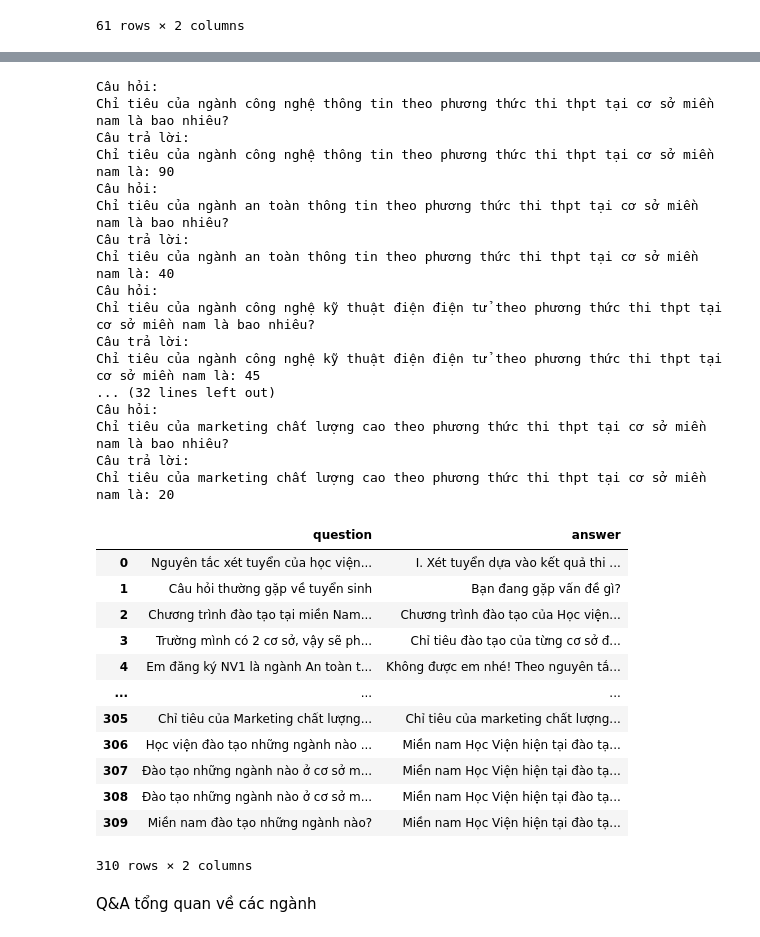
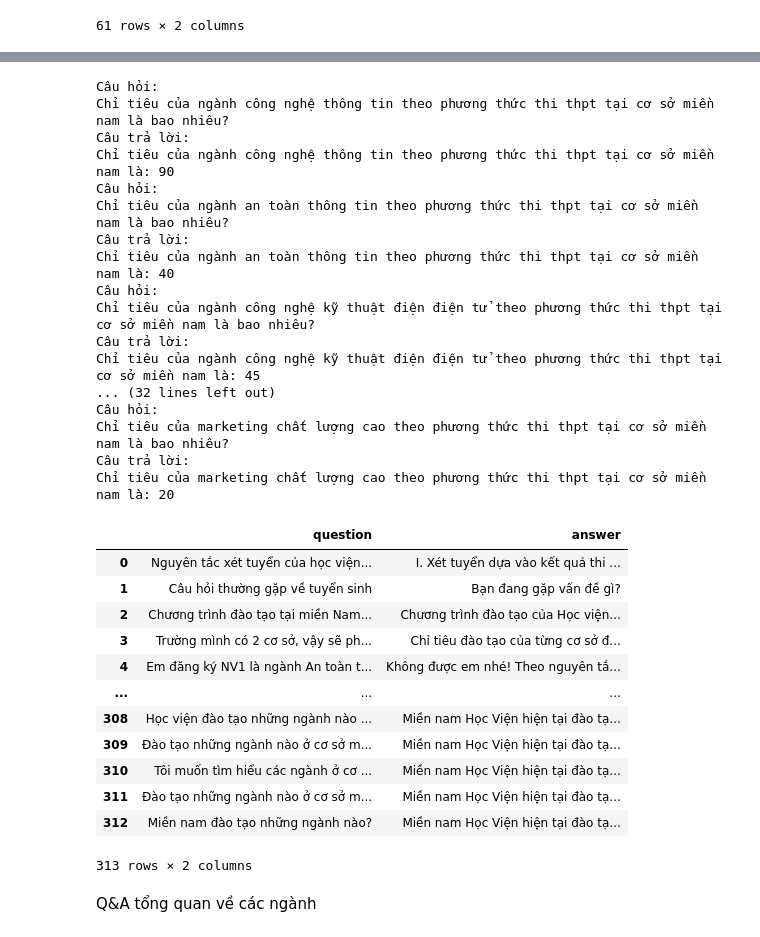
Before and after one commit to NguyenVanDuc0405/retrieval_chatbots, a Jupyter notebook: preprocess.ipynb, the cells around one changed output, grey strips where cells are left out. Cells and saved outputs as stored; diff of their text form; code cells hidden in the pictures.

```diff
--- a/preprocess.ipynb
+++ b/preprocess.ipynb
@@ -439,6 +432,10 @@ q1 = "Học viện đào tạo những ngành nào ở cơ sở miền bắc?"
 data['question'].append(q1)
 data['answer'].append(a.rstrip())
 
+q1 = "Tôi muốn tìm hiểu các ngành ở cơ sở miền bắc?"
+data['question'].append(q1)
+data['answer'].append(a.rstrip())
+
 q1 = "Miền bắc đào tạo những ngành nào?"
 data['question'].append(q1)
 data['answer'].append(a.rstrip())
@@ -452,6 +449,10 @@ a1 = "Bạn muốn hỏi ở cơ sở miền Bắc hay miền Nam của Học Vi
 data['question'].append(q1)
 data['answer'].append(a1.rstrip())
 
+q1 = "Tôi muốn tìm hiểu về các ngành học của học viện?"
+data['question'].append(q1)
+data['answer'].append(a1.rstrip())
+
 q1 = "Học viện đào tạo những ngành nào?"
 data['question'].append(q1)
 data['answer'].append(a1.rstrip())
@@ -460,6 +461,7 @@ q1 = "Các ngành đang đào tạo?"
 data['question'].append(q1)
 data['answer'].append(a1.rstrip())
 
+
 data_frame = pd.DataFrame(data)
 data_frame
 # %% [output]
@@ -548,6 +550,10 @@ q1 = "Đào tạo những ngành nào ở cơ sở miền nam năm 2024?"
 data['question'].append(q1)
 data['answer'].append(a.rstrip())
 
+q1 = "Tôi muốn tìm hiểu các ngành ở cơ sở miền nam?"
+data['question'].append(q1)
+data['answer'].append(a.rstrip())
+
 q1 = "Đào tạo những ngành nào ở cơ sở miền nam?"
 data['question'].append(q1)
 data['answer'].append(a.rstrip())
@@ -556,39 +562,39 @@ q1 = "Miền nam đào tạo những ngành nào?"
 data['question'].append(q1)
 data['answer'].append(a.rstrip())
 
 data_frame = pd.DataFrame(data)
 data_frame
 # %% [output]
 Câu hỏi:
 Chỉ tiêu của ngành công nghệ thông tin theo phương thức thi thpt tại cơ sở miền nam là bao nhiêu?
 Câu trả lời:
 Chỉ tiêu của ngành công nghệ thông tin theo phương thức thi thpt tại cơ sở miền nam là: 90
 Câu hỏi:
 Chỉ tiêu của ngành an toàn thông tin theo phương thức thi thpt tại cơ sở miền nam là bao nhiêu?
 Câu trả lời:
 Chỉ tiêu của ngành an toàn thông tin theo phương thức thi thpt tại cơ sở miền nam là: 40
 Câu hỏi:
 Chỉ tiêu của ngành công nghệ kỹ thuật điện điện tử theo phương thức thi thpt tại cơ sở miền nam là bao nhiêu?
 Câu trả lời:
 Chỉ tiêu của ngành công nghệ kỹ thuật điện điện tử theo phương thức thi thpt tại cơ sở miền nam là: 45
 ... (32 lines left out)
 Câu hỏi:
 Chỉ tiêu của marketing chất lượng cao theo phương thức thi thpt tại cơ sở miền nam là bao nhiêu?
 Câu trả lời:
 Chỉ tiêu của marketing chất lượng cao theo phương thức thi thpt tại cơ sở miền nam là: 20
 |  | question | answer |
 | 0 | Nguyên tắc xét tuyển của học viện... | I. Xét tuyển dựa vào kết quả thi ... |
 | 1 | Câu hỏi thường gặp về tuyển sinh | Bạn đang gặp vấn đề gì? |
 | 2 | Chương trình đào tạo tại miền Nam... | Chương trình đào tạo của Học viện... |
 | 3 | Trường mình có 2 cơ sở, vậy sẽ ph... | Chỉ tiêu đào tạo của từng cơ sở đ... |
 | 4 | Em đăng ký NV1 là ngành An toàn t... | Không được em nhé! Theo nguyên tắ... |
 | ... | ... | ... |
-| 305 | Chỉ tiêu của Marketing chất lượng... | Chỉ tiêu của marketing chất lượng... |
-| 306 | Học viện đào tạo những ngành nào ... | Miền nam Học Viện hiện tại đào tạ... |
-| 307 | Đào tạo những ngành nào ở cơ sở m... | Miền nam Học Viện hiện tại đào tạ... |
-| 308 | Đào tạo những ngành nào ở cơ sở m... | Miền nam Học Viện hiện tại đào tạ... |
-| 309 | Miền nam đào tạo những ngành nào? | Miền nam Học Viện hiện tại đào tạ... |
+| 308 | Học viện đào tạo những ngành nào ... | Miền nam Học Viện hiện tại đào tạ... |
+| 309 | Đào tạo những ngành nào ở cơ sở m... | Miền nam Học Viện hiện tại đào tạ... |
+| 310 | Tôi muốn tìm hiểu các ngành ở cơ ... | Miền nam Học Viện hiện tại đào tạ... |
+| 311 | Đào tạo những ngành nào ở cơ sở m... | Miền nam Học Viện hiện tại đào tạ... |
+| 312 | Miền nam đào tạo những ngành nào? | Miền nam Học Viện hiện tại đào tạ... |
-310 rows × 2 columns
+313 rows × 2 columns
 # %% [markdown]
 Q&A tổng quan về các ngành
 # %%
```
Also changed, not shown: parts of 35 cells of this notebook, 9 other files.
